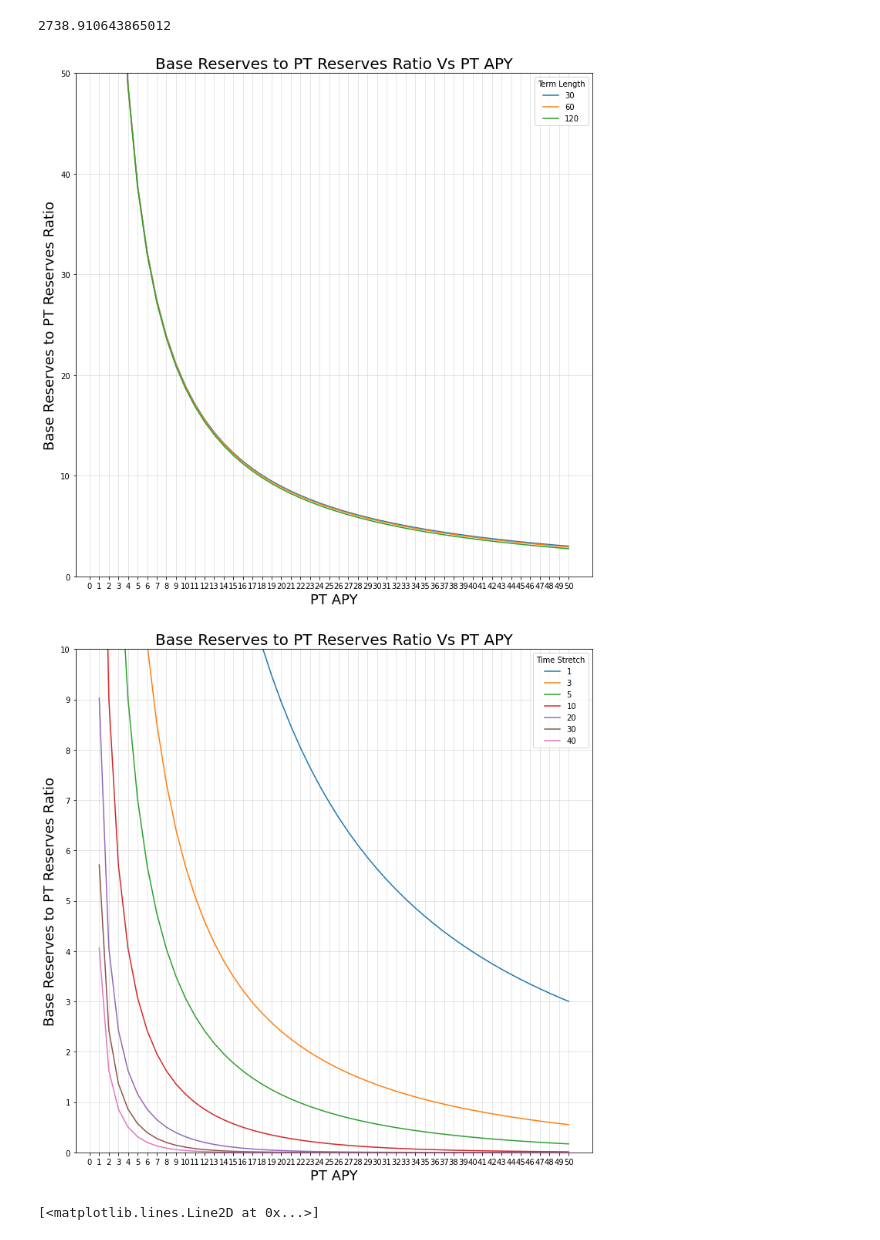
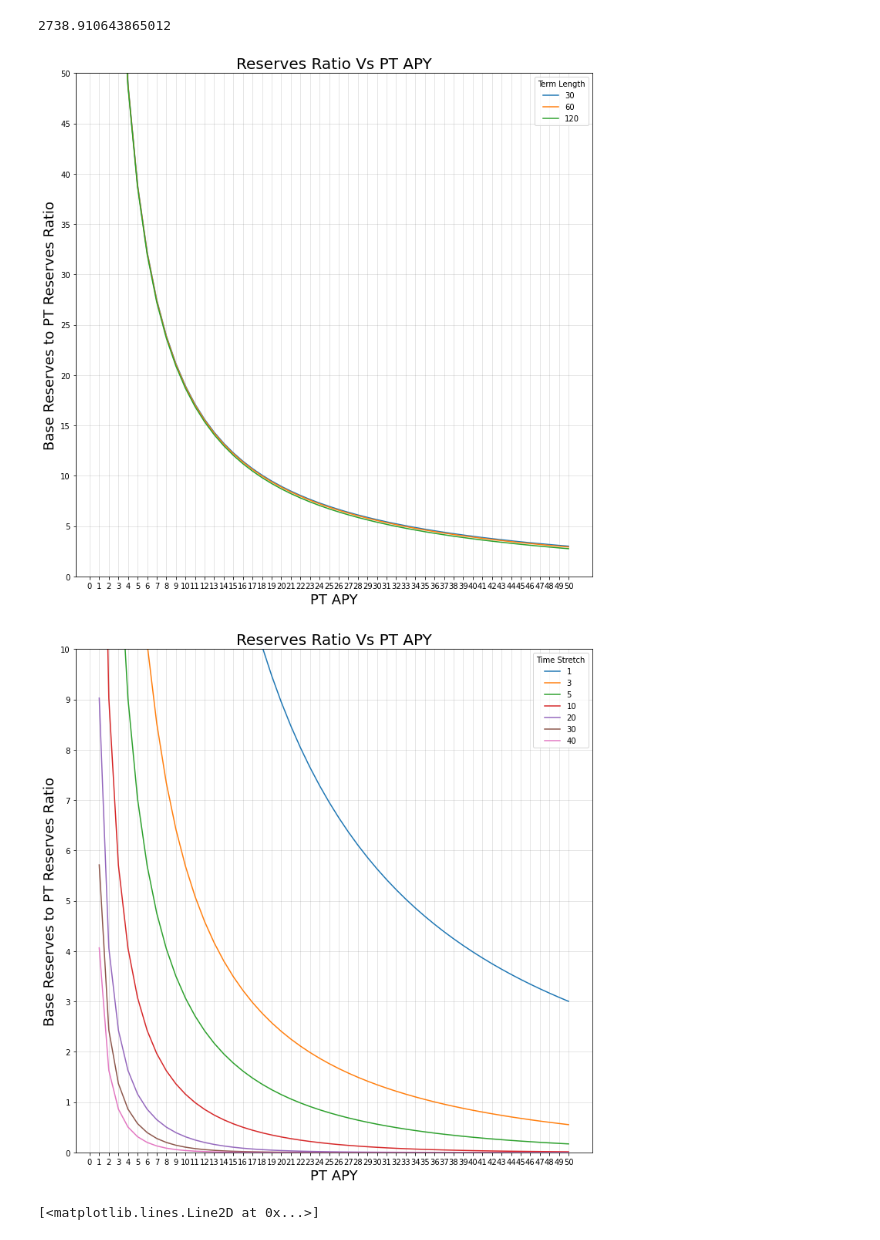
Before and after one commit to delvtech/agent0, a Jupyter notebook: limits_to_price_discovery.ipynb, the cells around one changed output. Cells and saved outputs as stored; diff of their text form; code cells hidden in the pictures.

```diff
--- a/limits_to_price_discovery.ipynb
+++ b/limits_to_price_discovery.ipynb
@@ -136,33 +136,34 @@ resulting apy: 28.38910643865012
 # %%
 import matplotlib.pyplot as plt
 import numpy as np
 fig, ax = plt.subplots(figsize=(12,12))
 time_stretch=1
 
 for tranche_length in [30,60,120]:
     apy_data = []
     x_reserves_data = []
     for APY in np.arange(1, 51, 1):
       days_until_maturity = tranche_length
       y_reserves=100
       x_reserves = calc_x_reserves(APY,y_reserves,days_until_maturity,time_stretch)
       apy_data.append(APY)
       x_reserves_data.append(x_reserves/y_reserves)
 
     x=apy_data
     y=x_reserves_data
     ax.set_xlabel("PT APY",fontsize=18)
     ax.set_ylabel("Base Reserves to PT Reserves Ratio",fontsize=18)
     ax.set_xticks(np.arange(0, 51, 1))
     ax.set_ylim(0,50)
+    ax.set_yticks(np.arange(0, 51, 5))
     #ax.set_yticks(np.arange(0, 105, 5))
     ax.plot(x, y,label=tranche_length)
     ax.legend(title="Term Length")
-plt.title("Base Reserves to PT Reserves Ratio Vs PT APY",fontsize=20 )
+plt.title("Reserves Ratio Vs PT APY",fontsize=20 )
 plt.grid(b=True, which='major', color='#666666', linestyle='-',alpha=0.2)
 plt.show()
 # %% [output]
-[figure, old version]
+[figure, new version]
 # %%
 import matplotlib.pyplot as plt
 import numpy as np
@@ -187,11 +188,11 @@ for time_stretch in [1,3,5,10,20,30,40]:
     ax.set_yticks(np.arange(0, 11, 1))
     ax.plot(x, y,label=time_stretch)
     ax.legend(title="Time Stretch")
-plt.title("Base Reserves to PT Reserves Ratio Vs PT APY",fontsize=20 )
+plt.title("Reserves Ratio Vs PT APY",fontsize=20 )
 plt.grid(b=True, which='major', color='#666666', linestyle='-',alpha=0.2)
 plt.show()
 # %% [output]
-[figure, old version]
+[figure, new version]
 # %%
 import numpy as np
 import matplotlib.pyplot as plt
```
Also changed, not shown: parts of 9 cells of this notebook.
